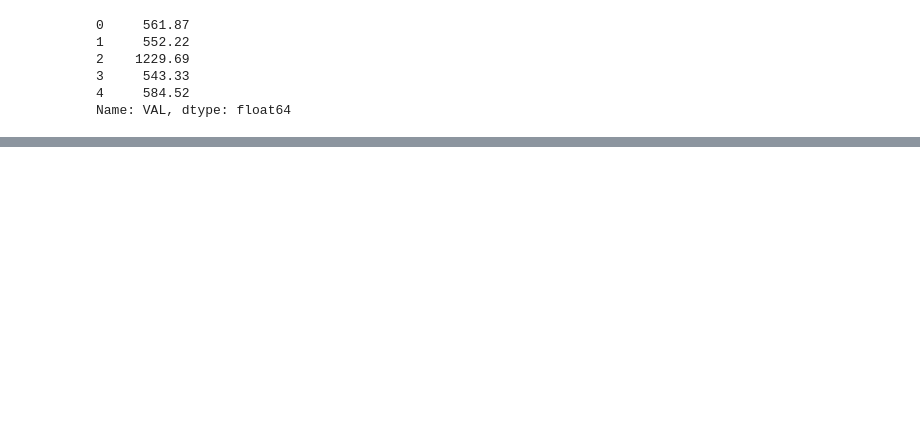
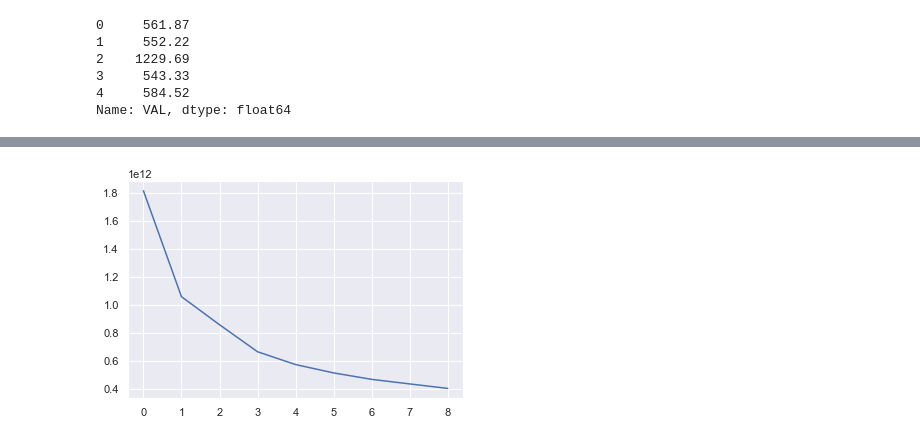
Before and after one commit to ghastcmd/data-science-project, a Jupyter notebook: Projeto.ipynb, the cells around one changed output, grey strips where cells are left out. Cells and saved outputs as stored; diff of their text form; code cells hidden in the pictures; blank space fills up the shorter version.

```diff
--- a/Projeto.ipynb
+++ b/Projeto.ipynb
@@ -303,0 +307,16 @@ df_abono.head()
+# %%
+to_use_cols = ['Descr_empr','Escolaridade','org_atuacao','UF_da_UPAG','uni._organ','UF',
+'Cidade', 'Situacao', 'Anos_servico','meses_servico','Inicio_Abono','VAL']
+
+inertia_values = []
+
+for i in range(1, 10):
+    model = KMeans(i)
+    model.fit(df_abono[to_use_cols])
+
+    inertia_values.append(model.inertia_)
+
+plt.plot([x for x in range(len(inertia_values))], inertia_values)
+plt.show()
+# %% [output]
+[figure, added]
```
Also changed, not shown: parts of 12 cells of this notebook.
